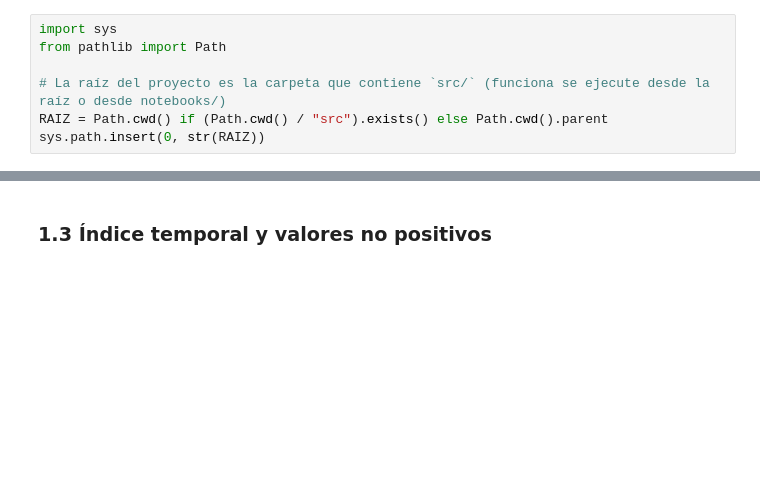
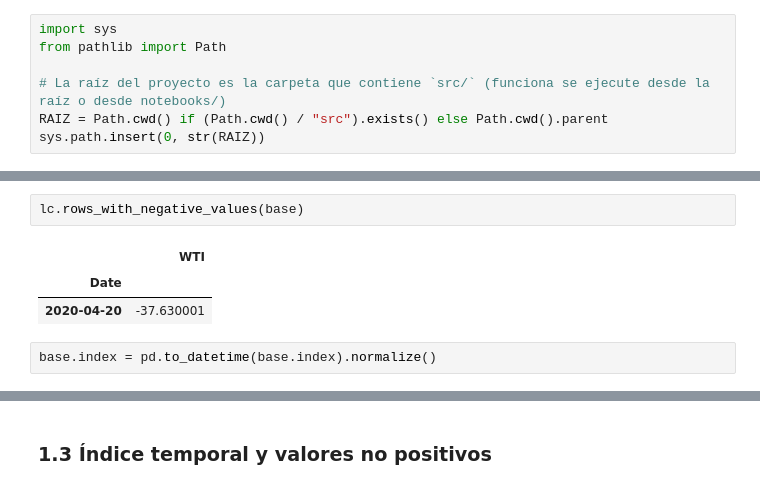
Before and after one commit to darlamai/proyecto_final_ml_wti, a Jupyter notebook: notebooks/01.eda_raw.ipynb, the cells around one changed output, grey strips where cells are left out. Drawn from its saved outputs; the diff is of its cells as text; blank space fills up the shorter version.

```diff
--- a/notebooks/01.eda_raw_transf.ipynb
+++ b/notebooks/01.eda_raw.ipynb
@@ -110,0 +123,8 @@ Se eliminan para **todas** las series, así que el retorno del día siguiente a
+# %%
+lc.rows_with_negative_values(base)
+# %% [output]
+|  | WTI |
+| Date |  |
+| 2020-04-20 | -37.630001 |
+# %%
+base.index = pd.to_datetime(base.index).normalize()
```
Also changed, not shown: parts of 24 cells of this notebook, 19 other files.
